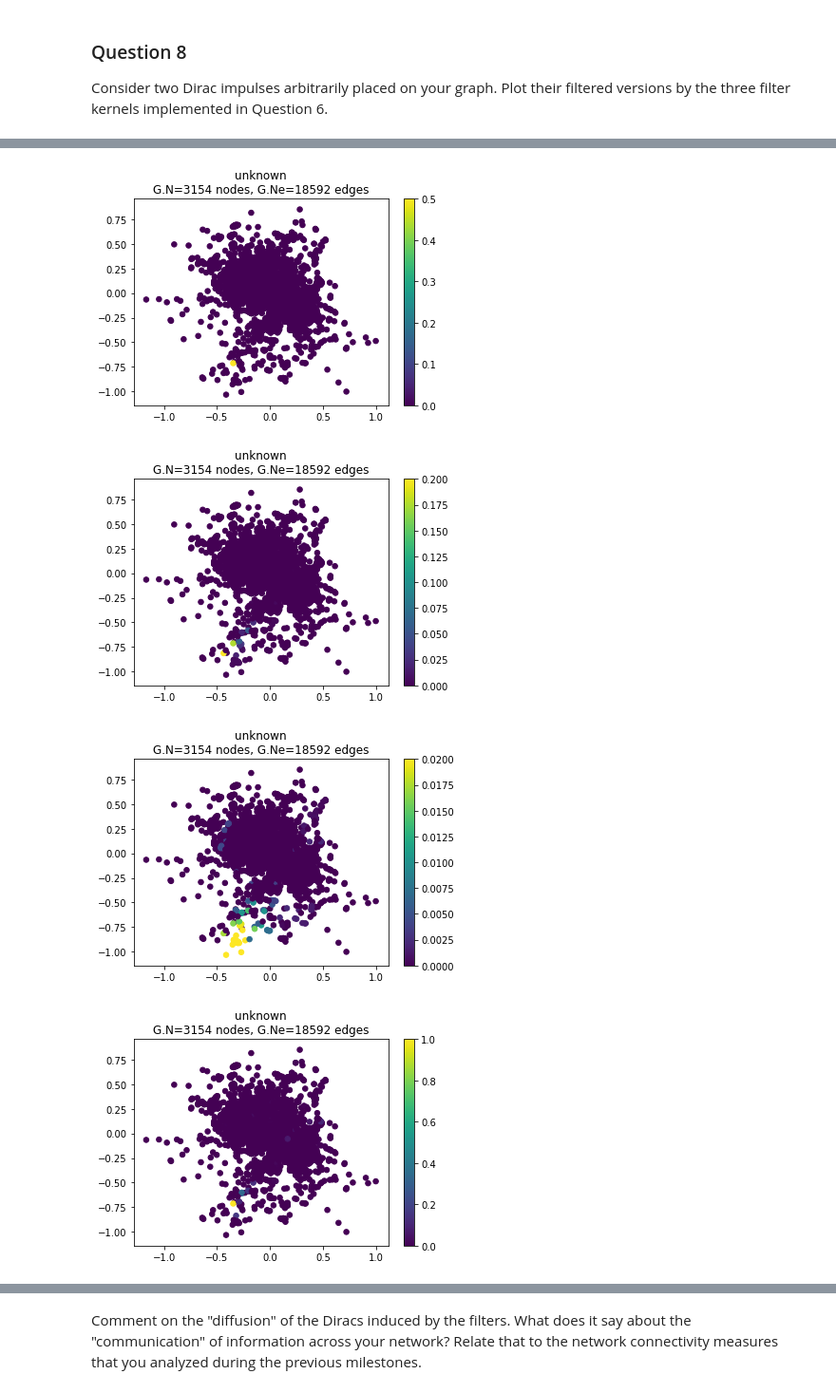
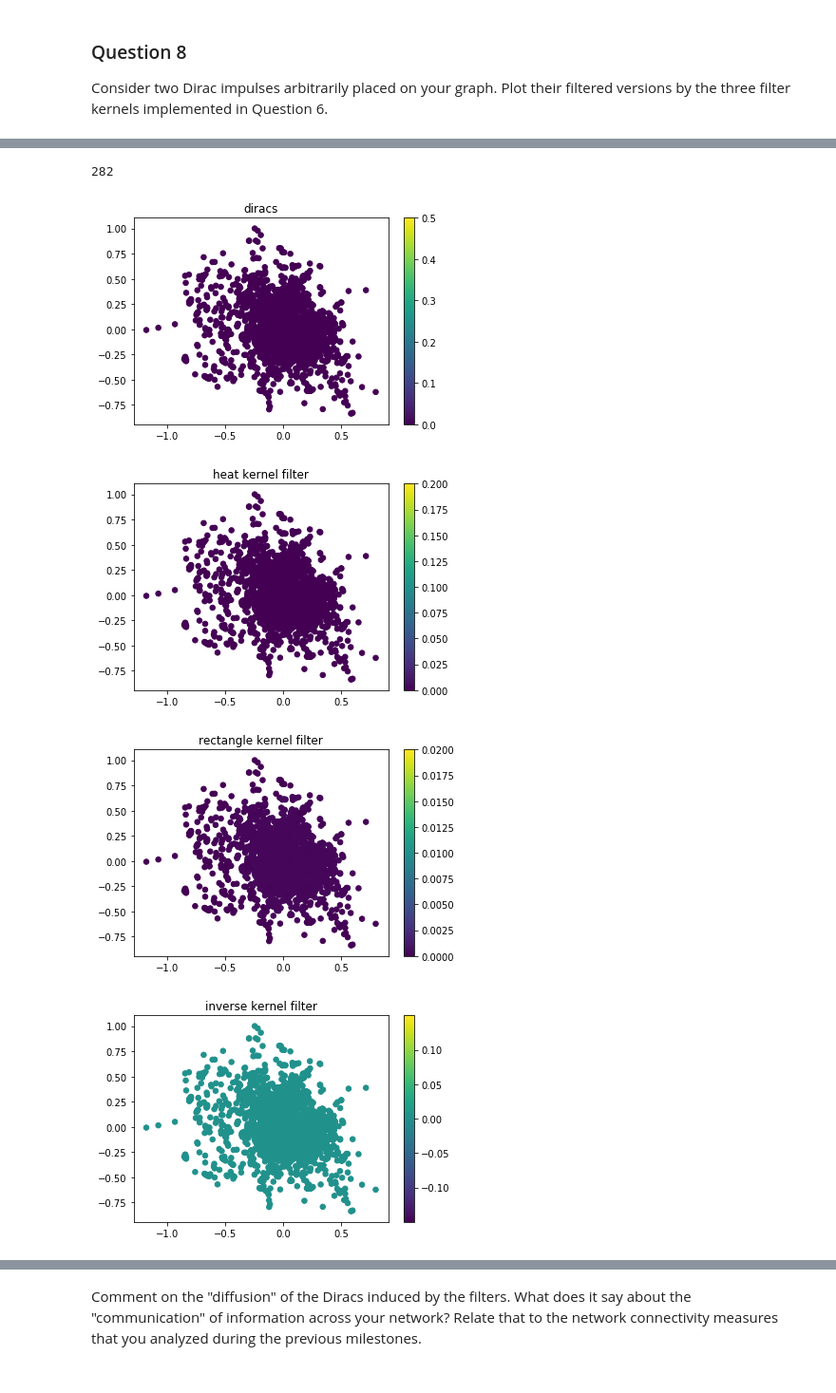
Before and after one commit to dsalathe/group_ntds, a Jupyter notebook: 4_graph_signal_processing.ipynb, the cells around one changed output, grey strips where cells are left out. Shown at 95% size. Saved outputs shown, nothing was run; the diff lists cells and outputs as text; code cells hidden in the pictures.

```diff
--- a/4_graph_signal_processing.ipynb
+++ b/4_graph_signal_processing.ipynb
@@ -269,8 +270,8 @@ def heat_kernel(e, t):
 
 def inverse_kernel(e, t):
     # CHECK IF THAT'S CORRECT
-    f = np.linalg.inv(np.identity(n_nodes_c) + t*laplacian_c)
-    return f.dot(e)
+    return np.diag(np.linalg.inv(np.identity(n_nodes_c) + t*np.diag(e)))
+    #return f.dot(e)
 
 def rectangle_kernel(e, l_min, l_max):
     f = np.vectorize(lambda x: 1.0 if x >= l_min and x <= l_max else 0.0)
@@ -352,7 +335,9 @@ dirac2 = np.zeros(n_nodes_c)
 
 #dirac2[3100]=1
 
-dirac2[2541]=1
+#dirac2[2541]=1
+
+dirac2[282]=1
 heat2 = graph_filter(dirac2, heat_kernel, t=2)
 inverse2 = graph_filter(dirac2, inverse_kernel, t=2)
 rectangle2 = graph_filter(dirac2, rectangle_kernel, l_min=0.0, l_max = 0.2)
@@ -376,13 +362,17 @@ plt.plot(rectangle2)
+# %%
+np.argmax(np.sum(adjacency_c, axis = 1))
+# %% [output]
+282
 # %%
 size = 30
-graph2.plot_signal(dirac2, limits=[0, 0.5], vertex_size=size)#, highlight=[3000, 2470])
-graph2.plot_signal(heat2, limits=[0,0.2], vertex_size=size)#, highlight=heat_hl)
-graph2.plot_signal(rectangle2, limits=[0,0.02], vertex_size=size)#, show_edges=True)#, highlight=rectangle_hl)
-graph2.plot_signal(inverse2, limits=[0,1], vertex_size=size)#, highlight=inverse_hl)
+graph2.plot_signal(dirac2, limits=[0, 0.5], vertex_size=size, plot_name="diracs")#, highlight=[3000, 2470])
+graph2.plot_signal(heat2, limits=[0,0.2], vertex_size=size, plot_name="heat kernel filter")#, highlight=heat_hl)
+graph2.plot_signal(rectangle2, limits=[0,0.02], vertex_size=size, plot_name="rectangle kernel filter")#, show_edges=True)#, highlight=rectangle_hl)
+graph2.plot_signal(inverse2, limits=[0.15,-0.15], vertex_size=size, plot_name="inverse kernel filter")#, highlight=inverse_hl)
 # %% [output]
-[figure, old version]
+[figure, new version]
-[figure, old version]
+[figure, new version]
-[figure, old version]
+[figure, new version]
-[figure, old version]
+[figure, new version]
 # %%
 size = 30
```
Also changed, not shown: parts of 19 cells of this notebook.
